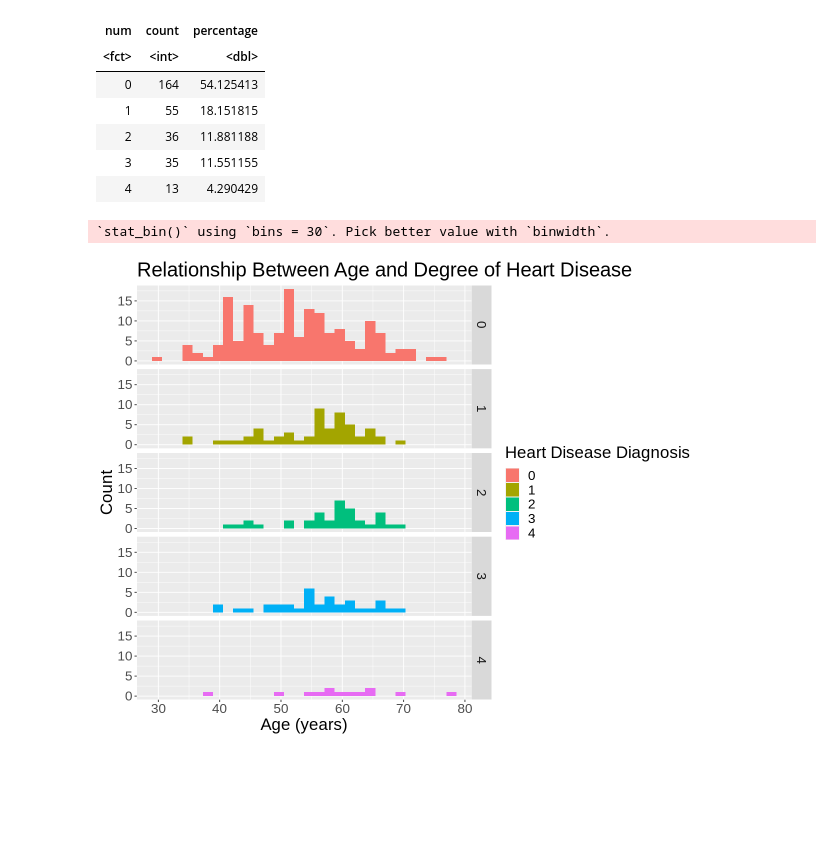
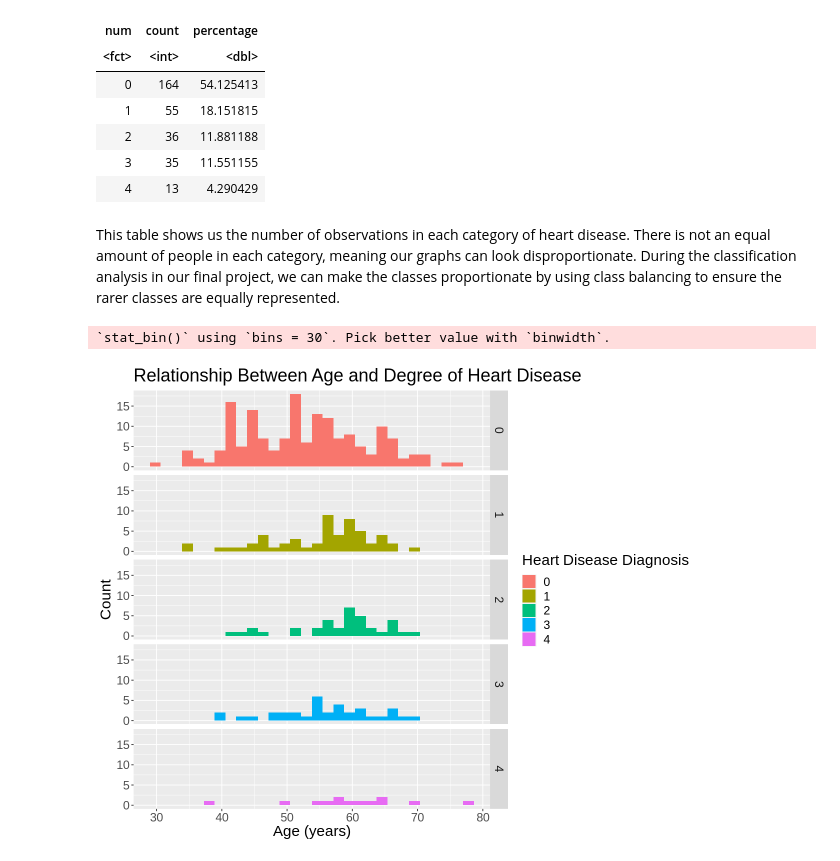
Before and after one commit to mikayladitosto/dsci-100-2023s1-group-14, a Jupyter notebook: Project.ipynb, the cells around one changed output. Cells and saved outputs as stored; diff of their text form; code cells hidden in the pictures; blank space fills up the shorter version.

```diff
--- a/Project.ipynb
+++ b/Project.ipynb
@@ -61,17 +101,19 @@ A tibble: 5 × 3
 | 2 | 36 | 11.881188 |
 | 3 | 35 | 11.551155 |
 | 4 | 13 | 4.290429 |
+# %% [markdown]
+This table shows us the number of observations in each category of heart disease. There is not an equal amount of people in each category, meaning our graphs can look disproportionate. During the classification analysis in our final project, we can make the classes proportionate by using class balancing to ensure the rarer classes are equally represented.
 # %%
 options(repr.plot.height = 8, repr.plot.width = 10)
 age_hist <- ggplot(cleveland_data, aes(x = age, fill = num)) +
   geom_histogram(position = "identity") +
   facet_grid(rows = vars(num)) +
   labs(x = "Age (years)",
        y = "Count",
        fill = "Heart Disease Diagnosis") +
   ggtitle("Relationship Between Age and Degree of Heart Disease") +
-  theme(text = element_text(size = 20))
+  theme(text = element_text(size = 18))
 age_hist
 # %% [output]
 `stat_bin()` using `bins = 30`. Pick better value with `binwidth`.
-[figure, old version]
+[figure, new version]
```
Also changed, not shown: parts of 12 cells of this notebook.
